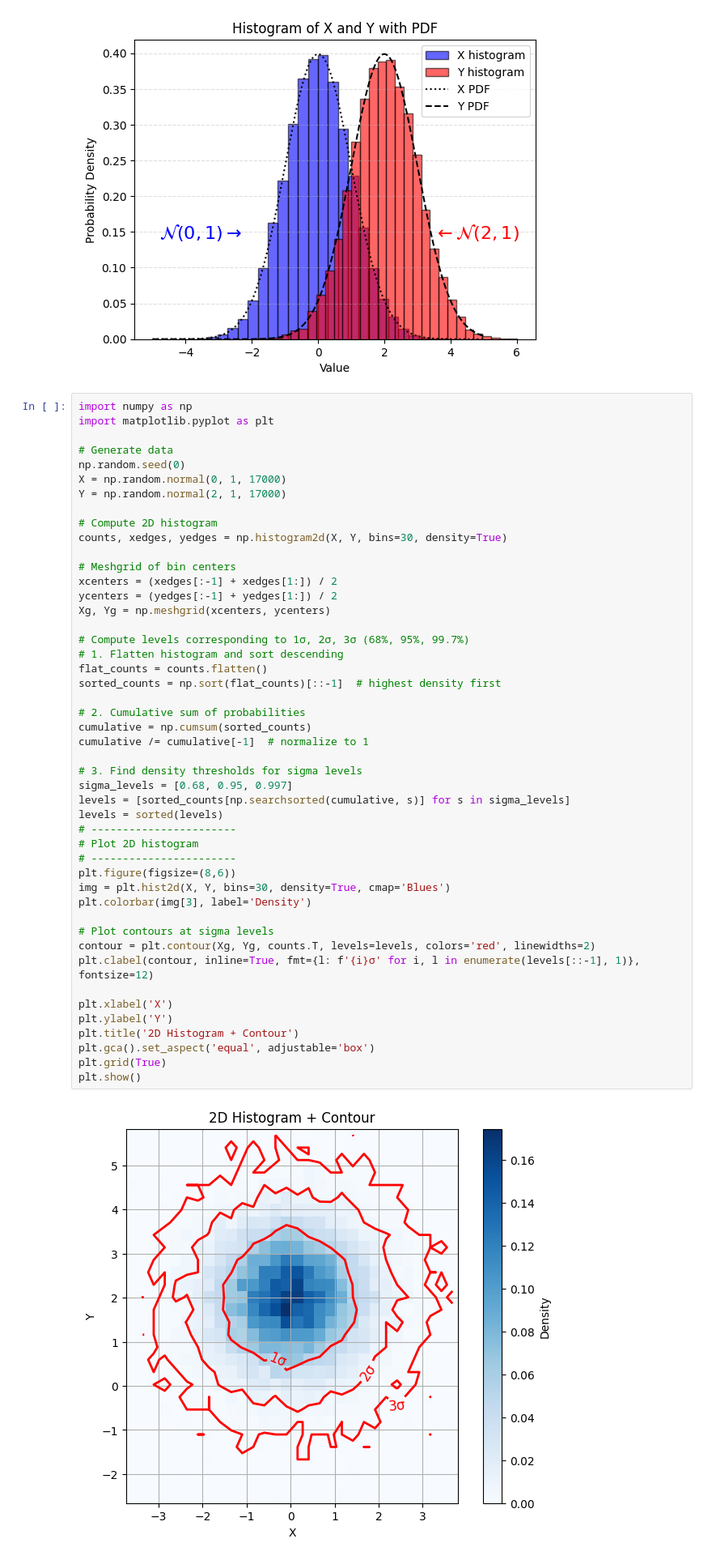
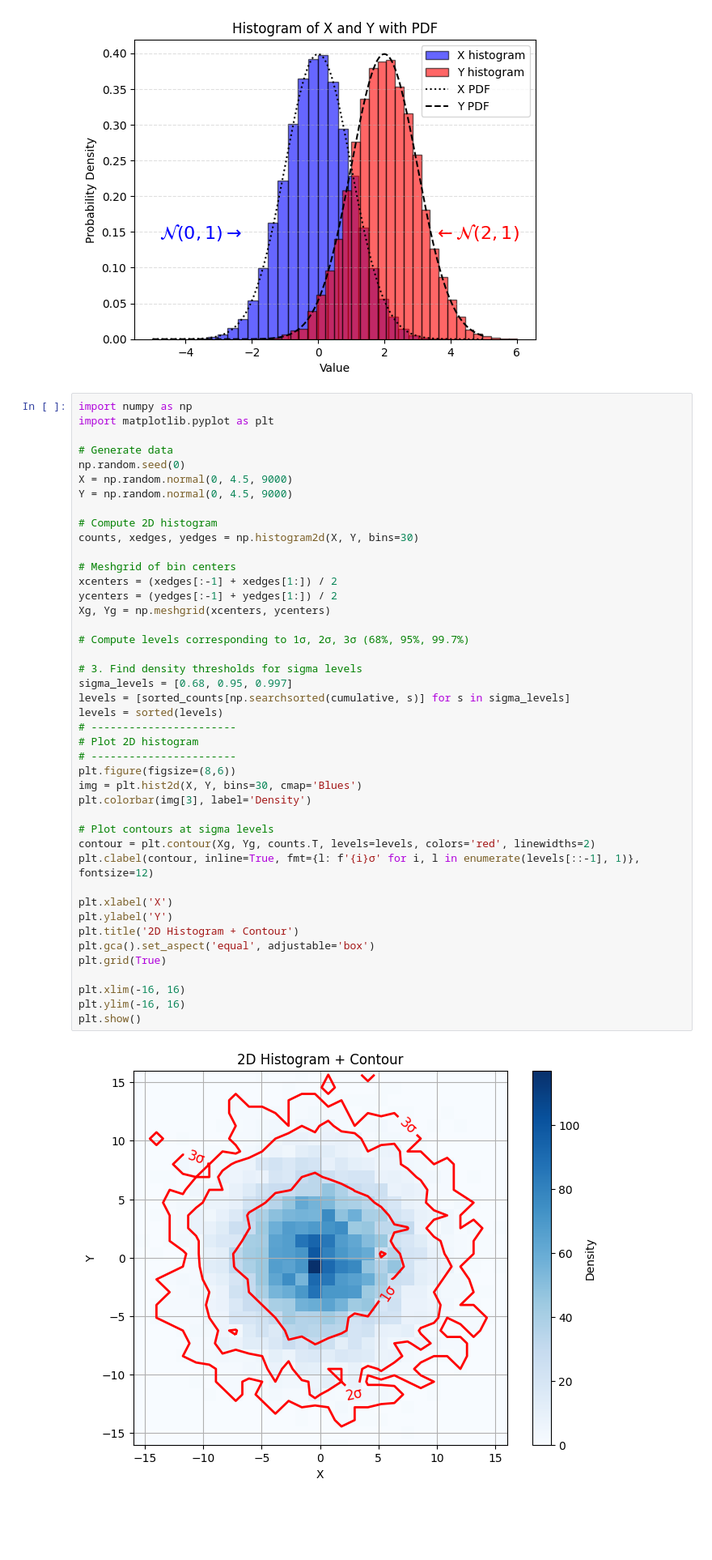
Before and after one commit to MarekRosberg/PROGNUM-repo, a Jupyter notebook: Task4/Week4 Extra Assignments.ipynb, the cells around one changed output. Shown at 81% size. Cells and saved outputs as stored; diff of their text form; blank space fills up the shorter version.

```diff
--- a/Task4/Week4 Extra Assignments.ipynb
+++ b/Task4/Week4 Extra Assignments.ipynb
@@ -257,46 +257,42 @@ import matplotlib.pyplot as plt
 
 # Generate data
 np.random.seed(0)
-X = np.random.normal(0, 1, 17000)
-Y = np.random.normal(2, 1, 17000)
+X = np.random.normal(0, 4.5, 9000)
+Y = np.random.normal(0, 4.5, 9000)
 
 # Compute 2D histogram
-counts, xedges, yedges = np.histogram2d(X, Y, bins=30, density=True)
+counts, xedges, yedges = np.histogram2d(X, Y, bins=30)
 
 # Meshgrid of bin centers
 xcenters = (xedges[:-1] + xedges[1:]) / 2
 ycenters = (yedges[:-1] + yedges[1:]) / 2
 Xg, Yg = np.meshgrid(xcenters, ycenters)
 
 # Compute levels corresponding to 1σ, 2σ, 3σ (68%, 95%, 99.7%)
-# 1. Flatten histogram and sort descending
-flat_counts = counts.flatten()
-sorted_counts = np.sort(flat_counts)[::-1]  # highest density first
-
-# 2. Cumulative sum of probabilities
-cumulative = np.cumsum(sorted_counts)
-cumulative /= cumulative[-1]  # normalize to 1
 
 # 3. Find density thresholds for sigma levels
 sigma_levels = [0.68, 0.95, 0.997]
 levels = [sorted_counts[np.searchsorted(cumulative, s)] for s in sigma_levels]
 levels = sorted(levels)
 # -----------------------
 # Plot 2D histogram
 # -----------------------
 plt.figure(figsize=(8,6))
-img = plt.hist2d(X, Y, bins=30, density=True, cmap='Blues')
+img = plt.hist2d(X, Y, bins=30, cmap='Blues')
 plt.colorbar(img[3], label='Density')
 
 # Plot contours at sigma levels
 contour = plt.contour(Xg, Yg, counts.T, levels=levels, colors='red', linewidths=2)
 plt.clabel(contour, inline=True, fmt={l: f'{i}σ' for i, l in enumerate(levels[::-1], 1)}, fontsize=12)
 
 plt.xlabel('X')
 plt.ylabel('Y')
 plt.title('2D Histogram + Contour')
 plt.gca().set_aspect('equal', adjustable='box')
 plt.grid(True)
+
+plt.xlim(-16, 16)
+plt.ylim(-16, 16)
 plt.show()
 # %% [output]
-[figure, old version]
+[figure, new version]
```
Also changed, not shown: 1 other file.
